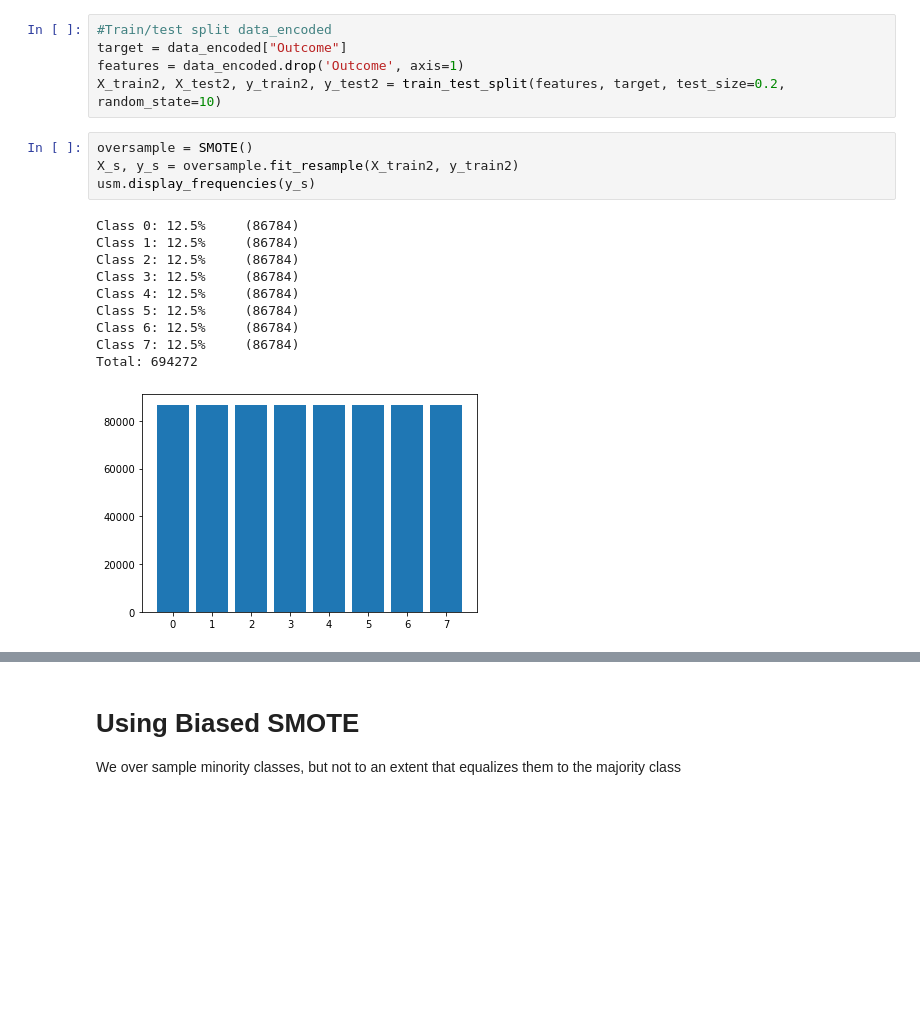
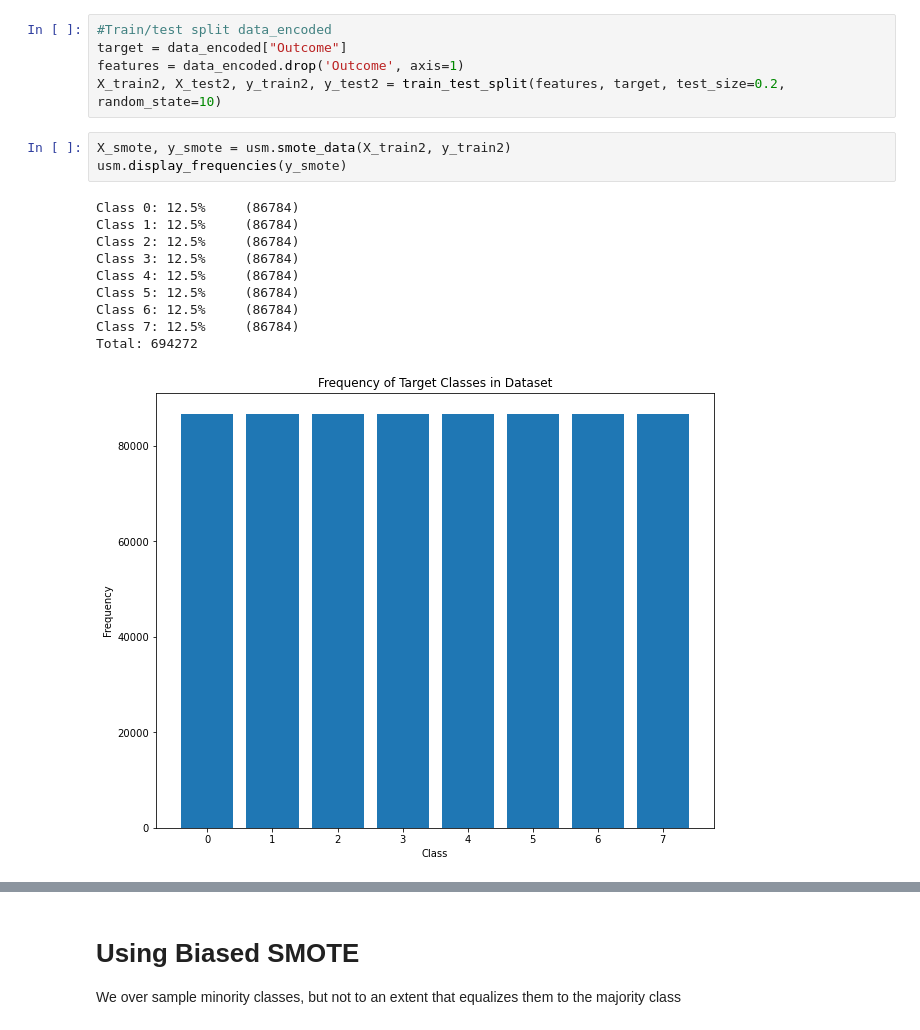
Before and after one commit to MQumairi/intro_to_ai_coursework, a Jupyter notebook: src/K Nearest Neighbor.ipynb, the cells around one changed output, grey strips where cells are left out. Drawn from its saved outputs; the diff is of its cells as text; blank space fills up the shorter version.

```diff
--- a/src/K Nearest Neighbor.ipynb
+++ b/src/K Nearest Neighbor.ipynb
@@ -282,20 +210,19 @@ Total: 165651
 target = data_encoded["Outcome"]
 features = data_encoded.drop('Outcome', axis=1)
 X_train2, X_test2, y_train2, y_test2 = train_test_split(features, target, test_size=0.2, random_state=10)
-# %%
-oversample = SMOTE()
-X_s, y_s = oversample.fit_resample(X_train2, y_train2)
-usm.display_frequencies(y_s)
-# %% [output]
-Class 0: 12.5%     (86784)
-Class 1: 12.5%     (86784)
-Class 2: 12.5%     (86784)
-Class 3: 12.5%     (86784)
-Class 4: 12.5%     (86784)
-Class 5: 12.5%     (86784)
-Class 6: 12.5%     (86784)
-Class 7: 12.5%     (86784)
-Total: 694272
-[figure, removed]
+# %%
+X_smote, y_smote = usm.smote_data(X_train2, y_train2)
+usm.display_frequencies(y_smote)
+# %% [output]
+Class 0: 12.5%     (86784)
+Class 1: 12.5%     (86784)
+Class 2: 12.5%     (86784)
+Class 3: 12.5%     (86784)
+Class 4: 12.5%     (86784)
+Class 5: 12.5%     (86784)
+Class 6: 12.5%     (86784)
+Class 7: 12.5%     (86784)
+Total: 694272
+[figure, added]
 # %%
 knn = KNeighborsClassifier()
```
Also changed, not shown: parts of 18 cells of this notebook, 28 other files.
